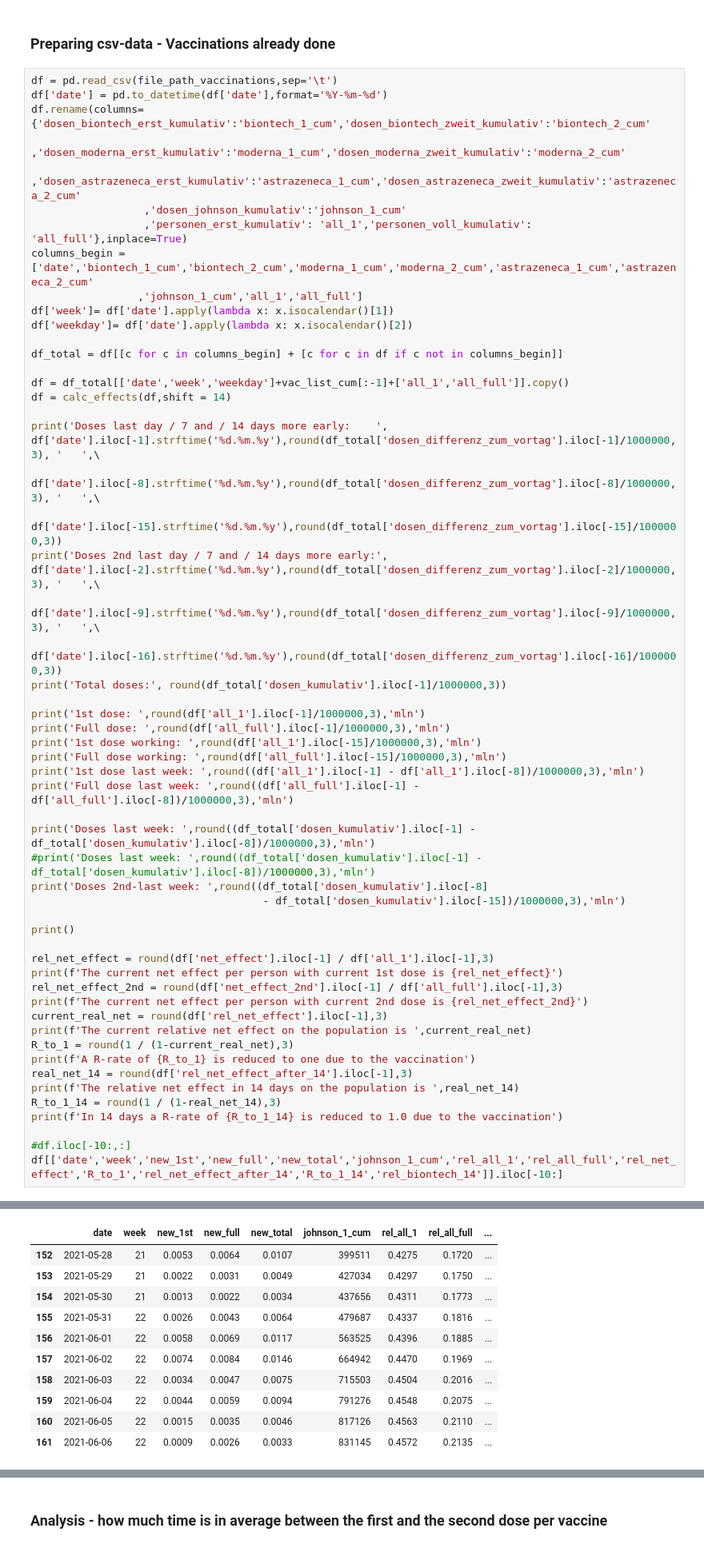
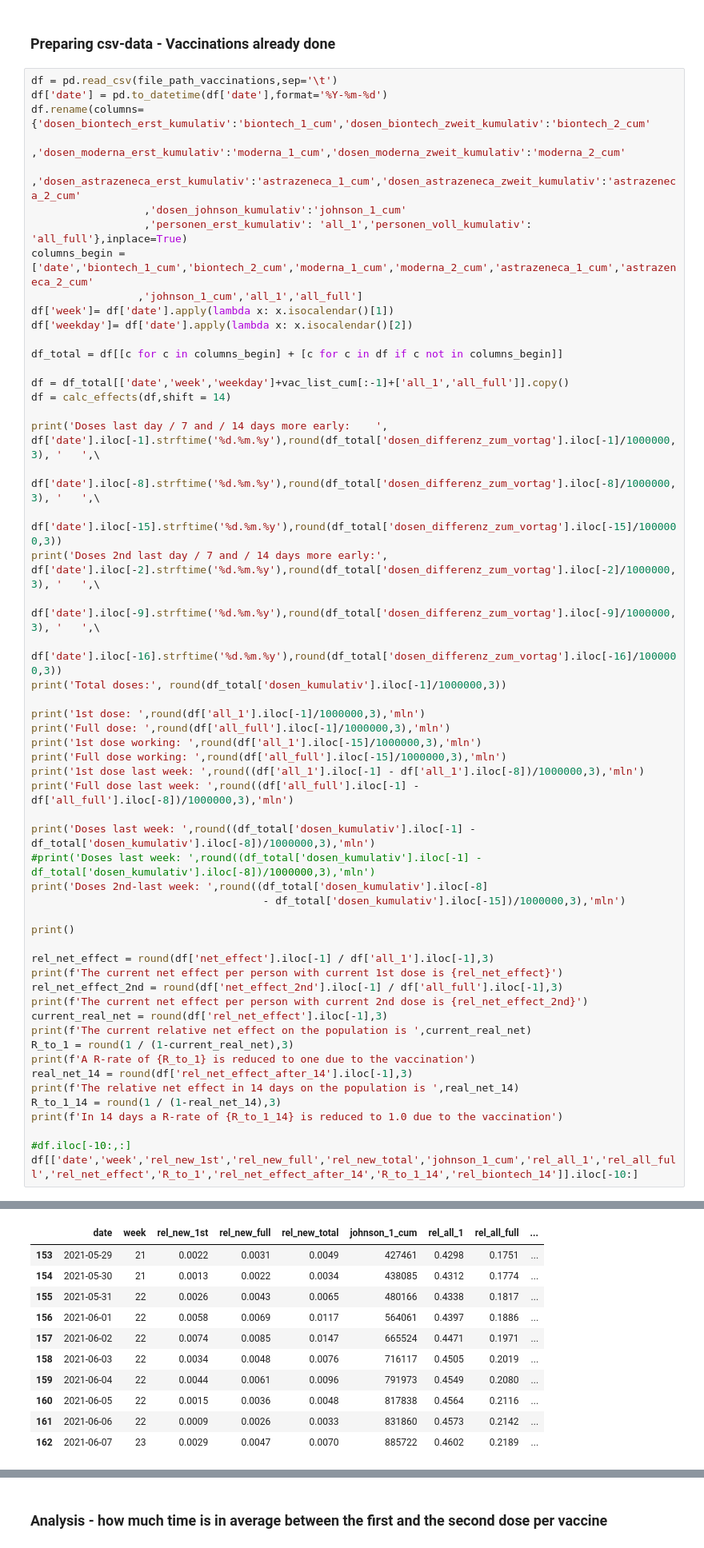
Before and after one commit to ThomasRegier/corona_vaccination_effect_predictor, a Jupyter notebook: Corona-Vaccination-Calculator.ipynb, the cells around one changed output, grey strips where cells are left out. Shown at 80% size. Cells and saved outputs as stored; diff of their text form.

```diff
--- a/Corona-Vaccination-Calculator.ipynb
+++ b/Corona-Vaccination-Calculator.ipynb
@@ -108,5 +142,5 @@ R_to_1_14 = round(1 / (1-real_net_14),3)
 print(f'In 14 days a R-rate of {R_to_1_14} is reduced to 1.0 due to the vaccination')
 
 #df.iloc[-10:,:]
-df[['date','week','new_1st','new_full','new_total','johnson_1_cum','rel_all_1','rel_all_full','rel_net_effect','R_to_1','rel_net_effect_after_14','R_to_1_14','rel_biontech_14']].iloc[-10:]
+df[['date','week','rel_new_1st','rel_new_full','rel_new_total','johnson_1_cum','rel_all_1','rel_all_full','rel_net_effect','R_to_1','rel_net_effect_after_14','R_to_1_14','rel_biontech_14']].iloc[-10:]
 # %% [output]
@@ -131,14 +165,14 @@ In 14 days a R-rate of 1.639 is reduced to 1.0 due to the vaccination
-|  | date | week | new_1st | new_full | new_total | johnson_1_cum | rel_all_1 | rel_all_full | ... |
-| 152 | 2021-05-28 | 21 | 0.0053 | 0.0064 | 0.0107 | 399511 | 0.4275 | 0.1720 | ... |
-| 153 | 2021-05-29 | 21 | 0.0022 | 0.0031 | 0.0049 | 427034 | 0.4297 | 0.1750 | ... |
-| 154 | 2021-05-30 | 21 | 0.0013 | 0.0022 | 0.0034 | 437656 | 0.4311 | 0.1773 | ... |
-| 155 | 2021-05-31 | 22 | 0.0026 | 0.0043 | 0.0064 | 479687 | 0.4337 | 0.1816 | ... |
-| 156 | 2021-06-01 | 22 | 0.0058 | 0.0069 | 0.0117 | 563525 | 0.4396 | 0.1885 | ... |
-| 157 | 2021-06-02 | 22 | 0.0074 | 0.0084 | 0.0146 | 664942 | 0.4470 | 0.1969 | ... |
-| 158 | 2021-06-03 | 22 | 0.0034 | 0.0047 | 0.0075 | 715503 | 0.4504 | 0.2016 | ... |
-| 159 | 2021-06-04 | 22 | 0.0044 | 0.0059 | 0.0094 | 791276 | 0.4548 | 0.2075 | ... |
-| 160 | 2021-06-05 | 22 | 0.0015 | 0.0035 | 0.0046 | 817126 | 0.4563 | 0.2110 | ... |
-| 161 | 2021-06-06 | 22 | 0.0009 | 0.0026 | 0.0033 | 831145 | 0.4572 | 0.2135 | ... |
+|  | date | week | rel_new_1st | rel_new_full | rel_new_total | johnson_1_cum | rel_all_1 | rel_all_full | ... |
+| 153 | 2021-05-29 | 21 | 0.0022 | 0.0031 | 0.0049 | 427461 | 0.4298 | 0.1751 | ... |
+| 154 | 2021-05-30 | 21 | 0.0013 | 0.0022 | 0.0034 | 438085 | 0.4312 | 0.1774 | ... |
+| 155 | 2021-05-31 | 22 | 0.0026 | 0.0043 | 0.0065 | 480166 | 0.4338 | 0.1817 | ... |
+| 156 | 2021-06-01 | 22 | 0.0058 | 0.0069 | 0.0117 | 564061 | 0.4397 | 0.1886 | ... |
+| 157 | 2021-06-02 | 22 | 0.0074 | 0.0085 | 0.0147 | 665524 | 0.4471 | 0.1971 | ... |
+| 158 | 2021-06-03 | 22 | 0.0034 | 0.0048 | 0.0076 | 716117 | 0.4505 | 0.2019 | ... |
+| 159 | 2021-06-04 | 22 | 0.0044 | 0.0061 | 0.0096 | 791973 | 0.4549 | 0.2080 | ... |
+| 160 | 2021-06-05 | 22 | 0.0015 | 0.0036 | 0.0048 | 817838 | 0.4564 | 0.2116 | ... |
+| 161 | 2021-06-06 | 22 | 0.0009 | 0.0026 | 0.0033 | 831860 | 0.4573 | 0.2142 | ... |
+| 162 | 2021-06-07 | 23 | 0.0029 | 0.0047 | 0.0070 | 885722 | 0.4602 | 0.2189 | ... |
 # %%
 plt.figure('daily vaccinations')
 fig = plt.figure(figsize=(16,4))
```
Also changed, not shown: parts of 27 cells of this notebook, 11 other files.
